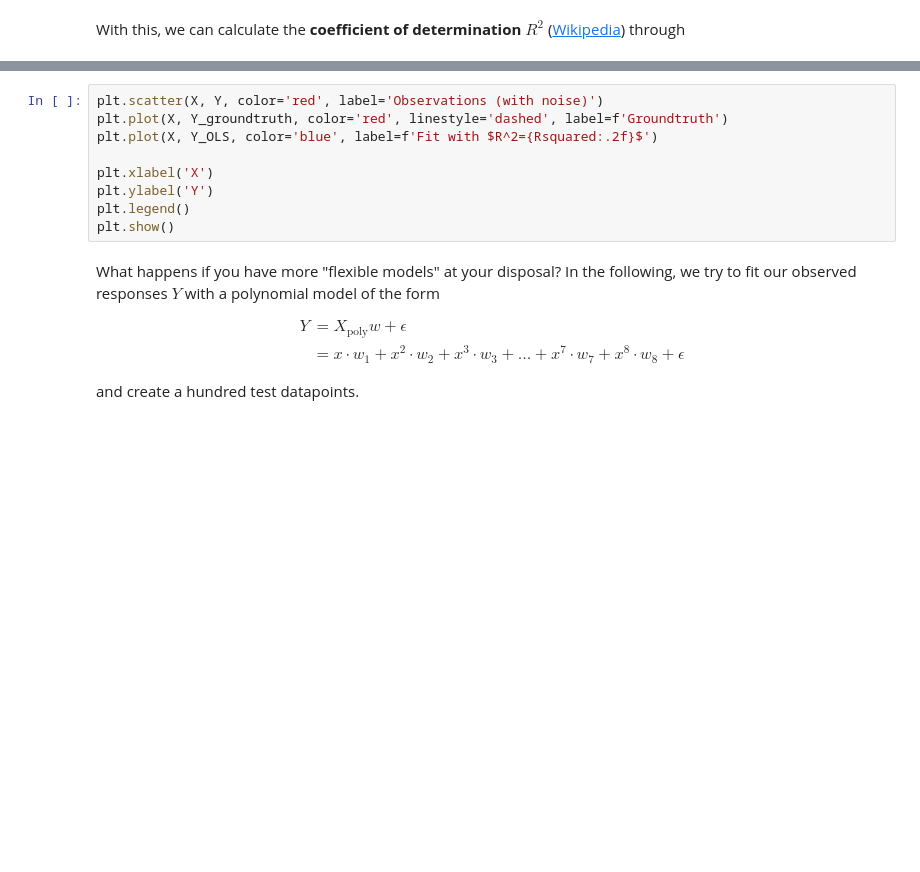
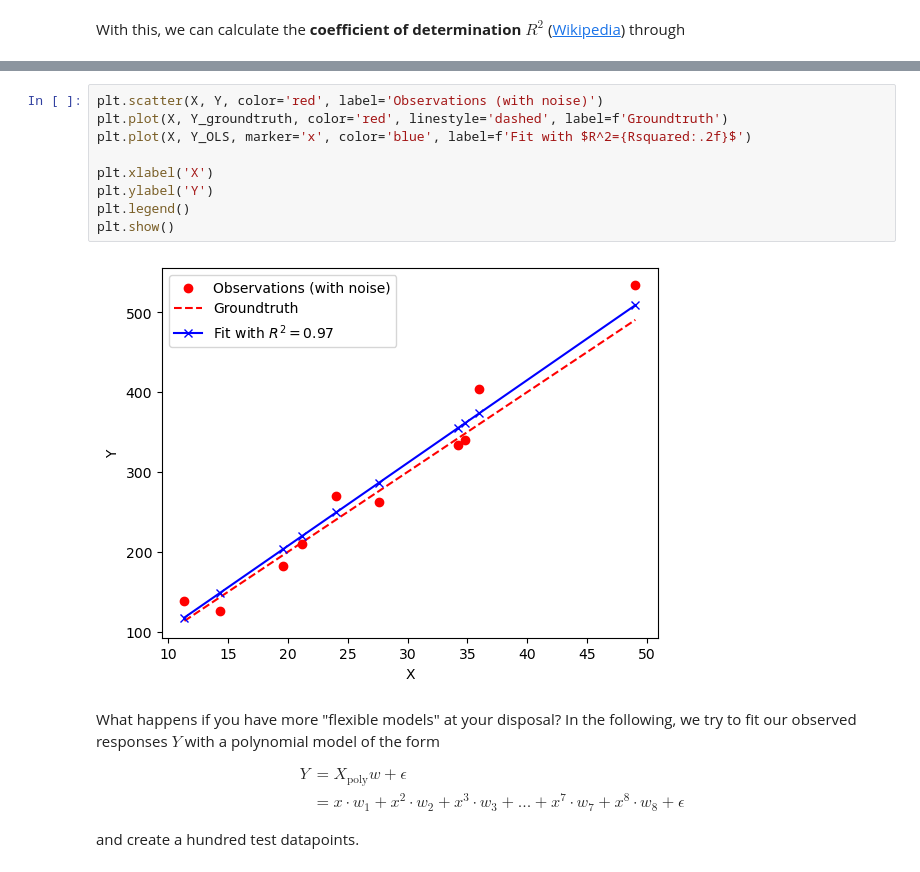
Before and after one commit to samarinm/APML, a Jupyter notebook: Notebooks/2-Regression_and_Classification.ipynb, the cells around one changed output, grey strips where cells are left out. Cells and saved outputs as stored; diff of their text form; blank space fills up the shorter version.

```diff
--- a/Notebooks/2-Regression_and_Classification.ipynb
+++ b/Notebooks/2-Regression_and_Classification.ipynb
@@ -120,12 +137,14 @@ print(Rsquared)
 # %%
 plt.scatter(X, Y, color='red', label='Observations (with noise)')
 plt.plot(X, Y_groundtruth, color='red', linestyle='dashed', label=f'Groundtruth')
-plt.plot(X, Y_OLS, color='blue', label=f'Fit with $R^2={Rsquared:.2f}$')
+plt.plot(X, Y_OLS, marker='x', color='blue', label=f'Fit with $R^2={Rsquared:.2f}$')
 
 plt.xlabel('X')
 plt.ylabel('Y')
 plt.legend()
 plt.show()
+# %% [output]
+[figure, added]
 # %% [markdown]
 What happens if you have more "flexible models" at your disposal? In the following, we try to fit our observed
 responses $Y$ with a polynomial model of the form
```
Also changed, not shown: parts of 8 cells of this notebook, 3 other files.
